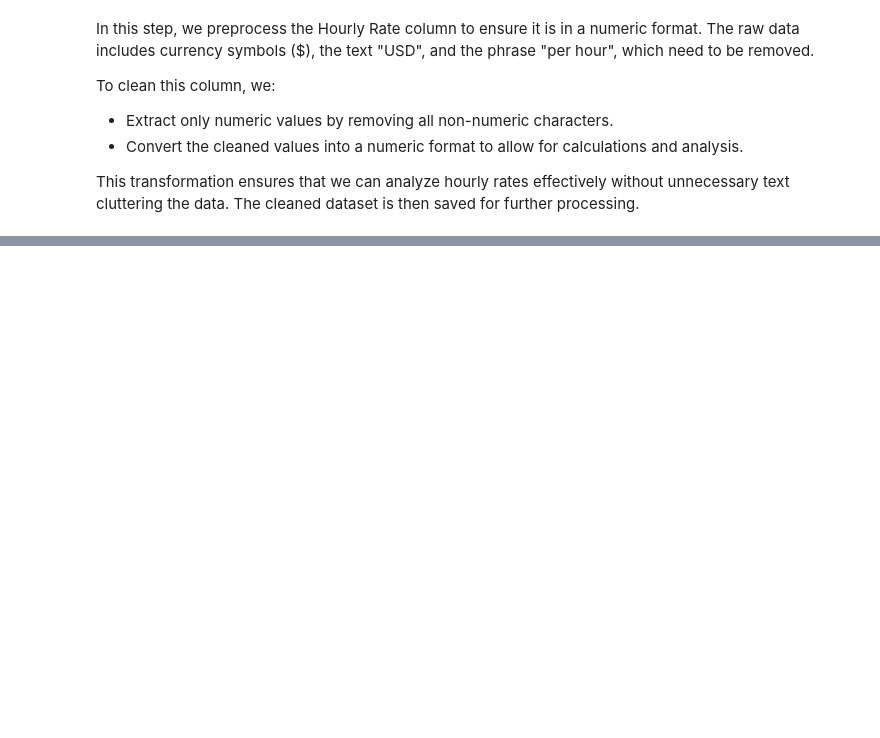
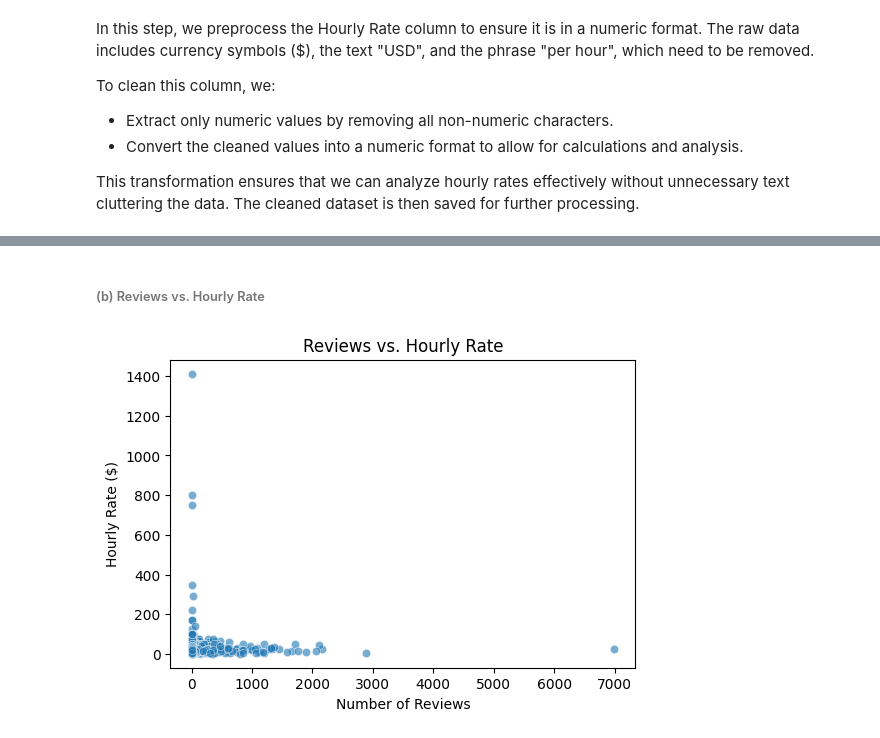
Before and after one commit to iRoseM/Freelancing-Trends--IT362, a Jupyter notebook: IT362_groub_6.ipynb, the cells around one changed output, grey strips where cells are left out. Saved outputs shown, nothing was run; the diff lists cells and outputs as text; code cells hidden in the pictures; blank space fills up the shorter version.

```diff
--- a/IT362_groub_6.ipynb
+++ b/IT362_groub_6.ipynb
@@ -586,0 +652,11 @@ Sample Rows After Processing Bio:
+# %% [markdown]
+###### (b) Reviews vs. Hourly Rate
+# %%
+plt.figure(figsize=(6,4))
+sns.scatterplot(data=df, x="Reviews", y="Hourly Rate", alpha=0.6)
+plt.title("Reviews vs. Hourly Rate")
+plt.xlabel("Number of Reviews")
+plt.ylabel("Hourly Rate ($)")
+plt.show()
+# %% [output]
+[figure, added]
```
Also changed, not shown: parts of 20 cells of this notebook.
